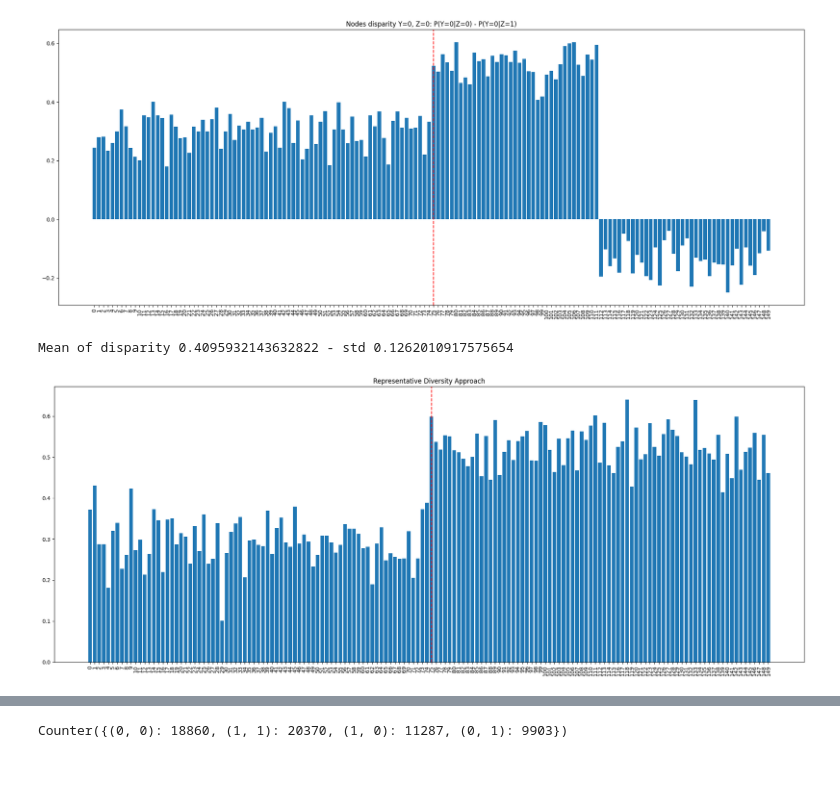
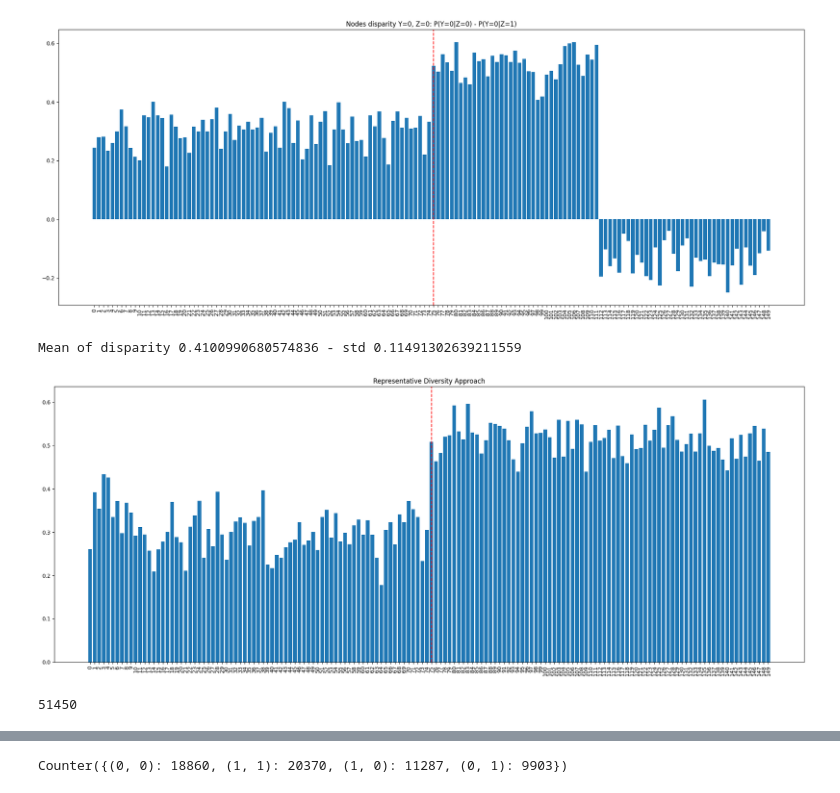
Before and after one commit to lucacorbucci/PUFFLE, a Jupyter notebook: dutch.ipynb, the cells around one changed output, grey strips where cells are left out. Saved outputs shown, nothing was run; the diff lists cells and outputs as text; code cells hidden in the pictures.

```diff
--- a/dutch.ipynb
+++ b/dutch.ipynb
@@ -569,13 +578,17 @@ plot_bar_plot(title="Nodes disparity Y=0, Z=0: P(Y=0|Z=0) - P(Y=0|Z=1)", dispari
 # # plt.rcParams.update({'font.size': 20})
 # # plt.tight_layout()
 # %%
-nodes = generate_clients_biased_data_mod(X, y, z, approach="representative", num_nodes=150, ratio_unfair_nodes=0.5, opposite_direction=False, ratio_unfairness=(0.6, 0.8), group_to_reduce=(0,1), group_to_increment=(1,1), number_of_samples_per_node=300)
+nodes = generate_clients_biased_data_mod(X, y, z, approach="representative", num_nodes=150, ratio_unfair_nodes=0.5, opposite_direction=False, ratio_unfairness=(0.6, 0.8), group_to_reduce=(0,1), group_to_increment=(1,1), number_of_samples_per_node=343)
 disparities = compute_disparities_debug(nodes)
 # plot the bar plot of the disparities
 plot_bar_plot(title="Representative Diversity Approach", disparities=disparities, nodes=[f"{i}" for i in range(len(nodes))])
 # %% [output]
-Mean of disparity 0.4095932143632822 - std 0.1262010917575654
+Mean of disparity 0.4100990680574836 - std 0.11491302639211559
-[figure, old version]
+[figure, new version]
+# %%
+sum([len(node) for node in nodes])
+# %% [output]
+51450
 # %%
 nodes = generate_clients_biased_data_mod(X, y, z, approach="egalitarian", num_nodes=150, ratio_unfair_nodes=0.5, opposite_direction=False, ratio_unfairness=(0.3, 0.6), group_to_reduce=(0,1), group_to_increment=(1,1))
 disparities = compute_disparities_debug(nodes)
```
Also changed, not shown: parts of 5 cells of this notebook.
